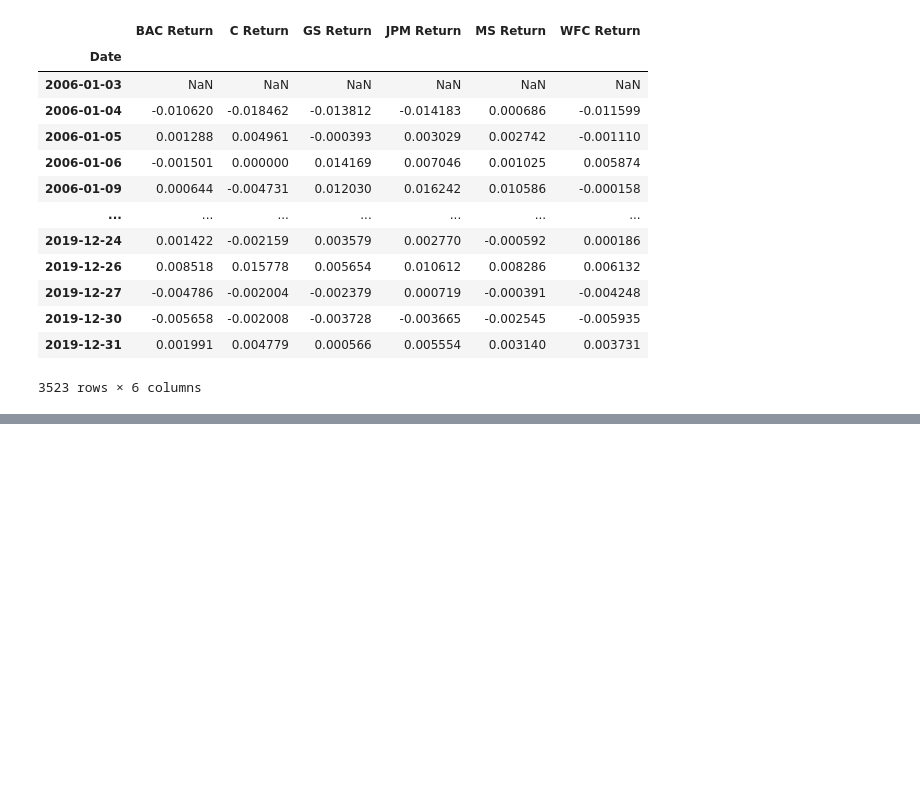
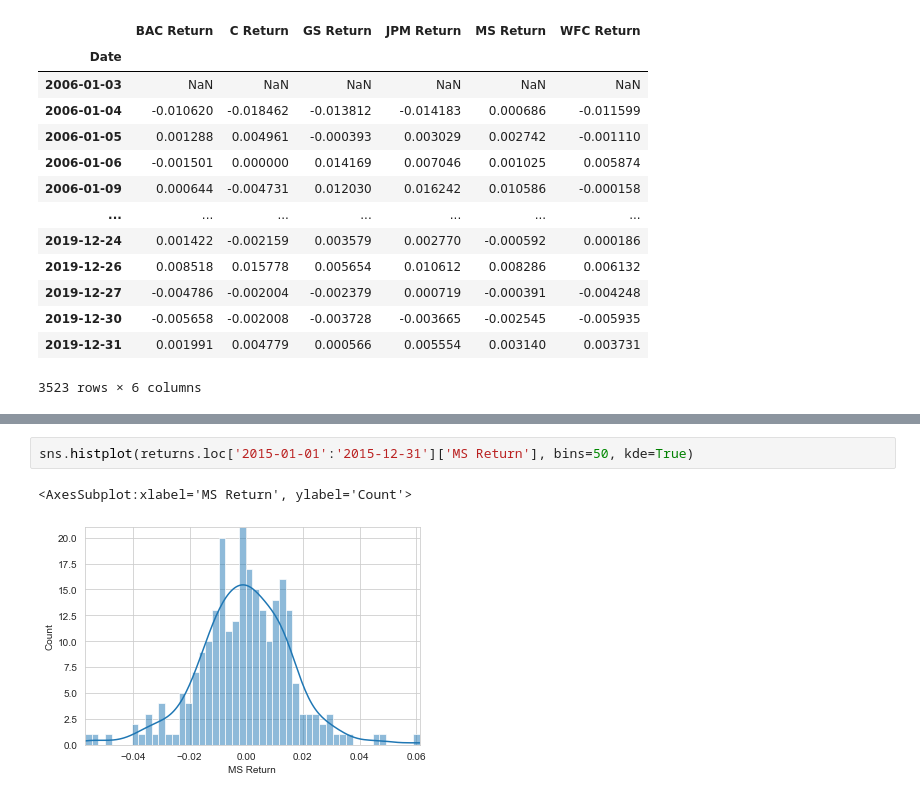
Before and after one commit to PIETRO-ing/finance_project, a Jupyter notebook: finance_project.ipynb, the cells around one changed output, grey strips where cells are left out. Cells and saved outputs as stored; diff of their text form; blank space fills up the shorter version.

```diff
--- a/finance_project.ipynb
+++ b/finance_project.ipynb
@@ -244,0 +335,5 @@ returns
+# %%
+sns.histplot(returns.loc['2015-01-01':'2015-12-31']['MS Return'], bins=50, kde=True)
+# %% [output]
+<AxesSubplot:xlabel='MS Return', ylabel='Count'>
+[figure, added]
```
Also changed, not shown: parts of 24 cells of this notebook.
